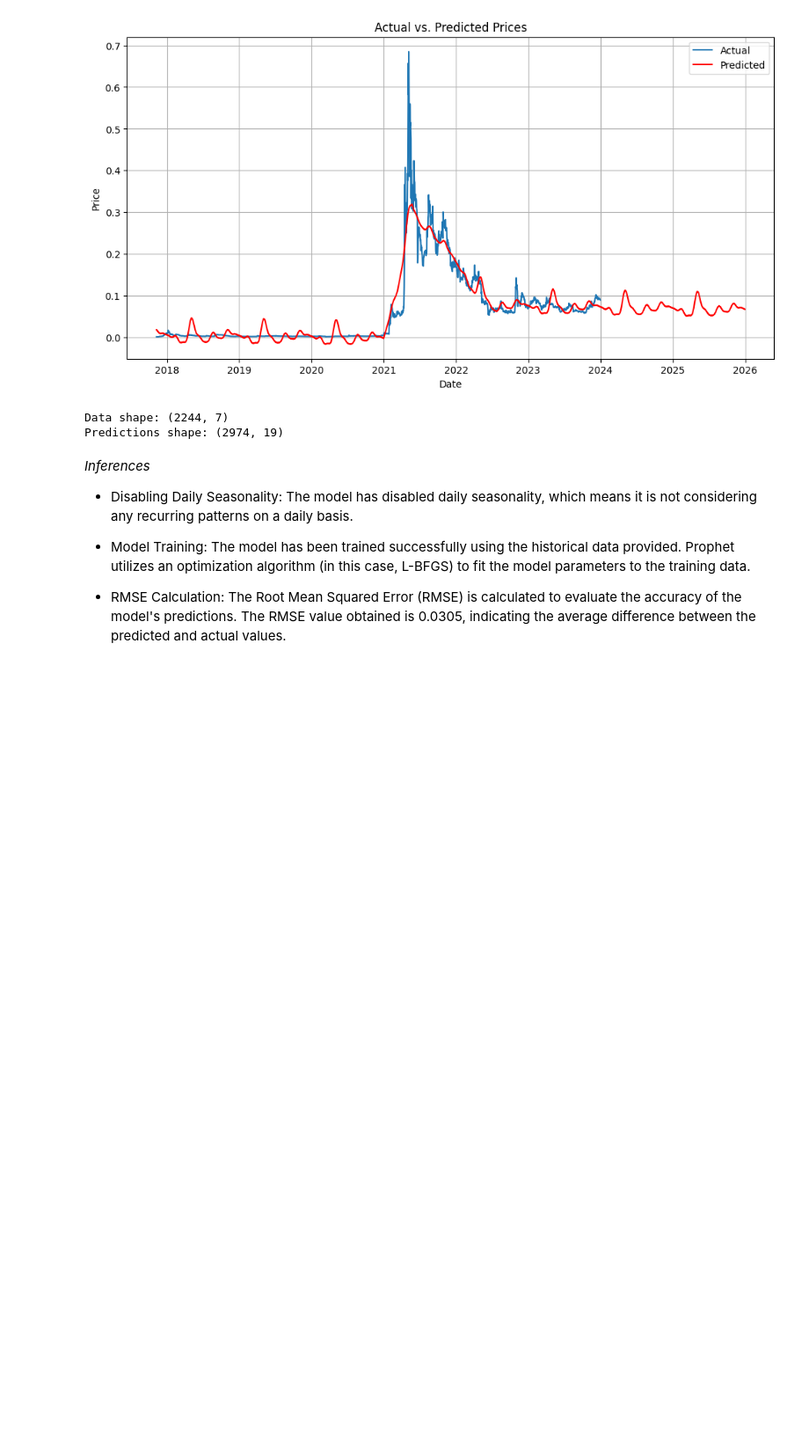
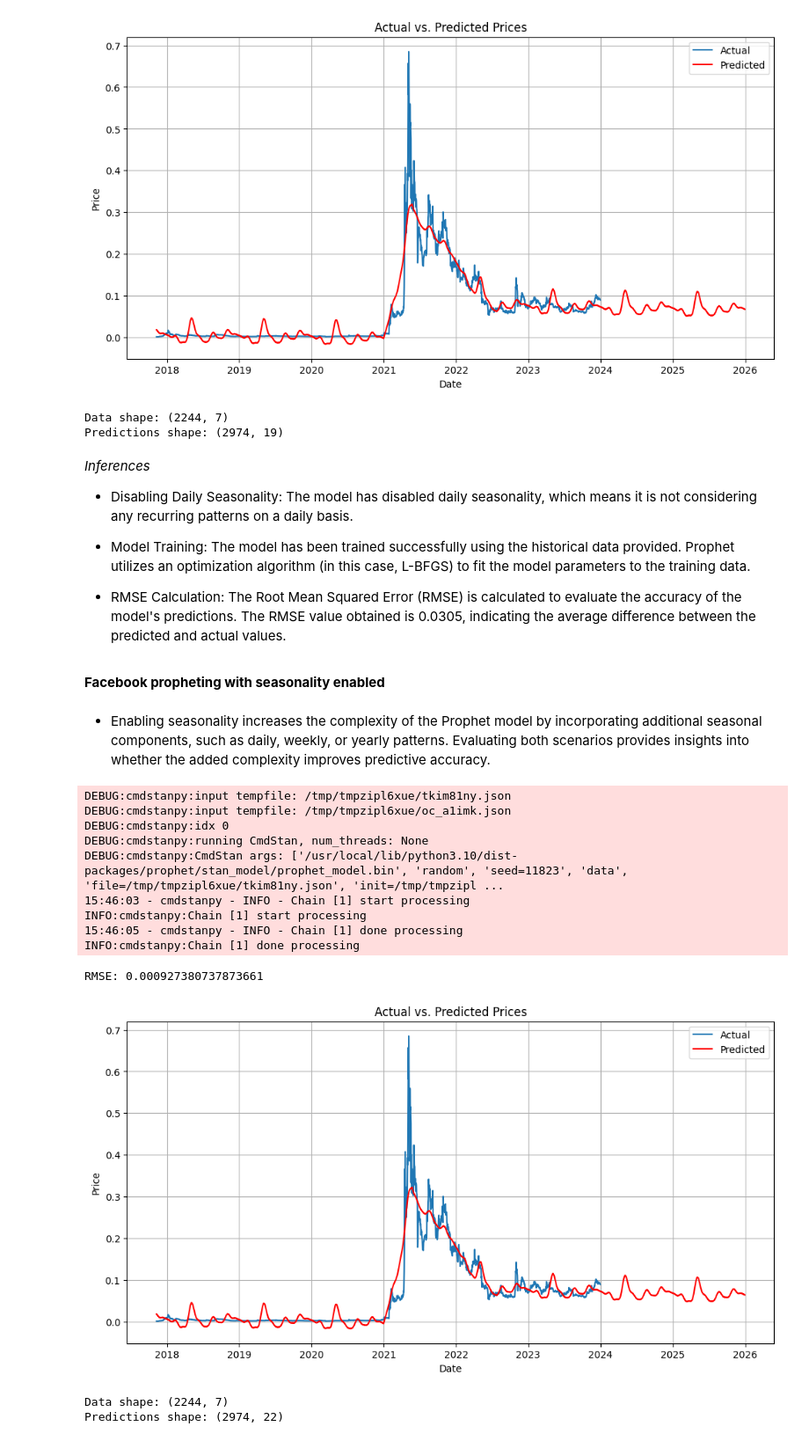
Before and after one commit to paulmachau/Dogecion-Historical-Prices, a Jupyter notebook: Dogecoin_price_prediction_LSTM.ipynb, the cells around one changed output. Shown at 88% size. Cells and saved outputs as stored; diff of their text form; code cells hidden in the pictures; blank space fills up the shorter version.

```diff
--- a/Dogecoin_price_prediction_LSTM.ipynb
+++ b/Dogecoin_price_prediction_LSTM.ipynb
@@ -1106,3 +1106,64 @@ Predictions shape: (2974, 19)
 * Model Training: The model has been trained successfully using the historical data provided. Prophet utilizes an optimization algorithm (in this case, L-BFGS) to fit the model parameters to the training data.
 
 * RMSE Calculation: The Root Mean Squared Error (RMSE) is calculated to evaluate the accuracy of the model's predictions. The RMSE value obtained is 0.0305, indicating the average difference between the predicted and actual values.
+# %% [markdown]
+**Facebook propheting with seasonality enabled**
+# %% [markdown]
+* Enabling seasonality increases the complexity of the Prophet model by incorporating additional seasonal components, such as daily, weekly, or yearly patterns. Evaluating both scenarios provides insights into whether the added complexity improves predictive accuracy.
+# %%
+#This codes runs the Facebook model with seasonality enables and predicting the prices for till 2026
+def fb_prophet_prediction(data):
+    # Prepare data
+    prophet_data = data.reset_index().rename(columns={'Date': 'ds', 'Close': 'y'})
+
+    # Instantiate Prophet model with daily seasonality enabled
+    model = Prophet(daily_seasonality=True)
+
+    # Fit model to data
+    model.fit(prophet_data)
+
+    # Make future dataframe for predictions until 2026
+    future = model.make_future_dataframe(periods=365 * 2)  # Two years into the future
+
+    # Make predictions
+    forecast = model.predict(future)
+
+    # Extract actual and predicted values
+    actual = prophet_data['y'].values
+    predicted = forecast['yhat'].values
+
+    # Calculate RMSE
+    rmse = mean_squared_error(actual, predicted[:len(actual)], squared=True)
+    print('RMSE:', rmse)
+
+    # Plot actual and predicted prices
+    plt.figure(figsize=(12, 6))
+    plt.plot(prophet_data['ds'], actual, label='Actual')
+    plt.plot(forecast['ds'], predicted, label='Predicted', color='r')
+    plt.xlabel('Date')
+    plt.ylabel('Price')
+    plt.title('Actual vs. Predicted Prices')
+    plt.legend()
+    plt.grid(True)
+    plt.show()
+
+    # Print information about the data and model
+    print('Data shape:', prophet_data.shape)
+    print('Predictions shape:', forecast.shape)
+
+# Call the function with your DataFrame containing historical stock price data
+fb_prophet_prediction(dogecoin_model_data)
+# %% [output]
+DEBUG:cmdstanpy:input tempfile: /tmp/tmpzipl6xue/tkim81ny.json
+DEBUG:cmdstanpy:input tempfile: /tmp/tmpzipl6xue/oc_a1imk.json
+DEBUG:cmdstanpy:idx 0
+DEBUG:cmdstanpy:running CmdStan, num_threads: None
+DEBUG:cmdstanpy:CmdStan args: ['/usr/local/lib/python3.10/dist-packages/prophet/stan_model/prophet_model.bin', 'random', 'seed=11823', 'data', 'file=/tmp/tmpzipl6xue/tkim81ny.json', 'init=/tmp/tmpzipl ...
+15:46:03 - cmdstanpy - INFO - Chain [1] start processing
+INFO:cmdstanpy:Chain [1] start processing
+15:46:05 - cmdstanpy - INFO - Chain [1] done processing
+INFO:cmdstanpy:Chain [1] done processing
+RMSE: 0.000927380737873661
+[figure, added]
+Data shape: (2244, 7)
+Predictions shape: (2974, 22)
```
Also changed, not shown: parts of 1 cell of this notebook.
